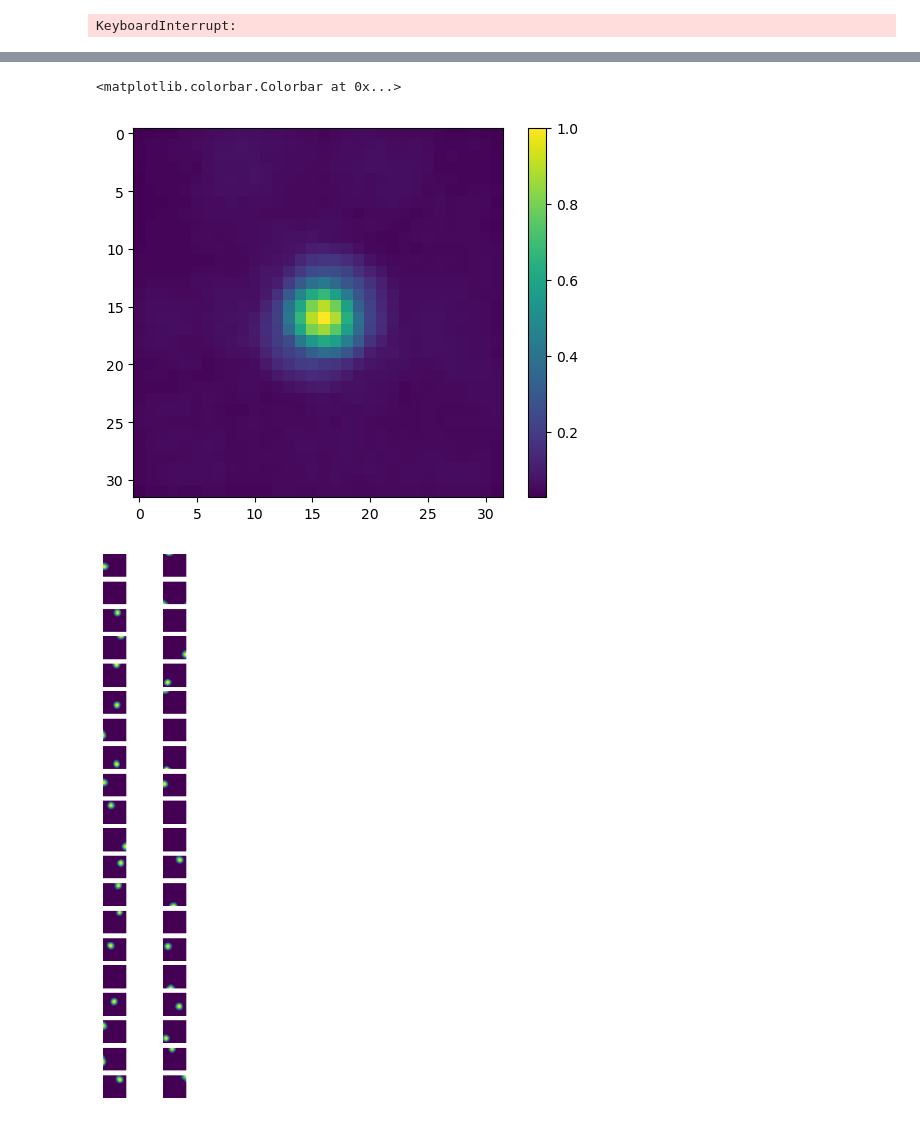
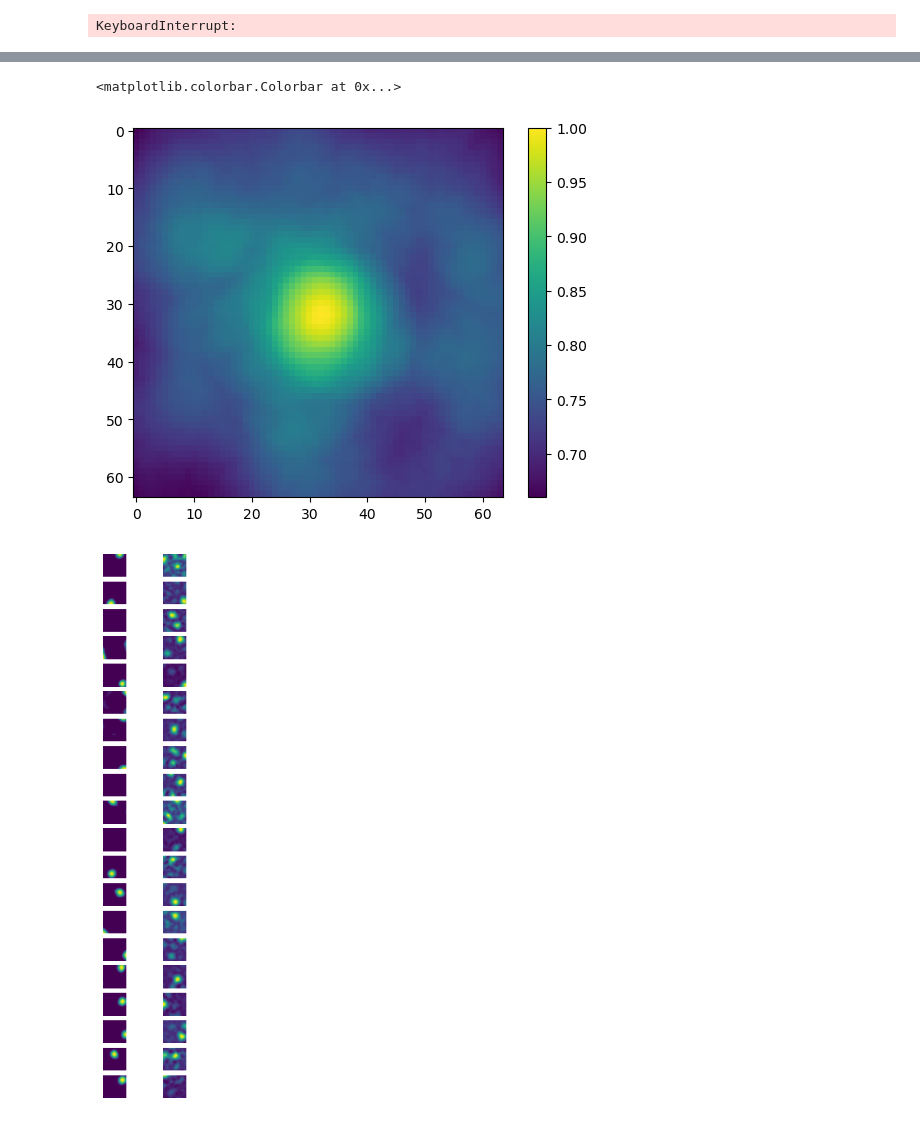
Before and after one commit to bioAI-Oslo/ConjunctiveRepresentations, a Jupyter notebook: state_rotation.ipynb, the cells around one changed output, grey strips where cells are left out. Drawn from its saved outputs; the diff is of its cells as text; code cells hidden in the pictures.

Commit message:
added beta, fixed params, cleanup

```diff
--- a/state_rotation.ipynb
+++ b/state_rotation.ipynb
@@ -30,8 +9,16 @@ for i in progress: # train loop
+# %%
+n_in = 2 # 2 position inputs
+n_out = 100 # no. of spatial representations
+
+device = 'cuda' if torch.cuda.is_available() else 'cpu'
+
+model = OldSpaceNet(n_in, n_out, device = device)
+model = model.load("./saved_models/FF")
 # %%
 # evaluate on 32x32 grid
 model.to('cpu')
-n = 32
-x = np.linspace(-1, 1, n)
+res = 64
+x = np.linspace(-1, 1, res)
 y = x.copy()
 xx, yy = np.meshgrid(x,y)
 u = torch.tensor(np.stack([xx.ravel(), yy.ravel()], axis = -1), dtype= torch.float32)
@@ -57,21 +44,20 @@ plt.subplots_adjust(wspace=0.05, hspace=0.05)
 # %%
 relu = torch.nn.ReLU()
-r0 = torch.nn.Parameter(torch.rand((n_out, n_out), dtype=torch.float32)*0.51)
-R = lambda : relu(r0)
+r0 = torch.nn.Parameter(torch.rand((n_out, n_out), dtype=torch.float32)*0.1)
+R = lambda : r0
 
 # create a torch optimizer
 optimizer = torch.optim.Adam([r0], lr=1e-3)
 losses = []
-steps = 100000
+steps = 10000
 # define a training loop
 for _ in tqdm(range(steps)):
     optimizer.zero_grad()
 
-    a = R().T@R() - torch.eye(len(r0)) # be orthogonal
-    b = R()@R().T - torch.eye(len(r0)) # be orthogonal
-    #c = torch.linalg.det(R()) - 1 # proper rotation
-
-    loss = torch.mean(a**2)  + torch.mean(b**2) #+ torch.mean(c**2)
+    a = r0.T@r0 - torch.eye(len(r0)) # be orthogonal
+    b = r0@r0.T - torch.eye(len(r0)) # be orthogonal
+    c = torch.linalg.det(r0) - 1 # proper rotation
+    loss = torch.mean(a**2)  + torch.mean(b**2) + torch.mean(c**2) + torch.mean(relu(-r0@torch.tensor(p.T)))
     losses.append(loss.item())
     loss.backward()
     optimizer.step()
@@ -138,23 +122,24 @@ plt.subplots_adjust(wspace=0.05, hspace=0.05)
 # %%
-ps = z[:,512+16]
+ps = z[:,res**2//2 + res//2]
 sim = np.exp(-np.sum((ps[None] - z.T)**2, axis = -1))
-plt.imshow(sim.reshape(32,32), interpolation = "None")
+plt.imshow(sim.reshape(res,res), interpolation = "None")
 plt.colorbar()
 # %% [output]
 <matplotlib.colorbar.Colorbar at 0x...>
-[figure, old version]
+[figure, new version]
 # %%
 fig, ax = plt.subplots(20, 2, figsize = (2, 10))
 
 for i in range(20):
     # ax[i,1].imshow(z[i].reshape(32,32),vmax = np.amax(p[:,i]))
-    ax[i,1].imshow(z[i].reshape(32,32))#,vmax = np.amax(p[:,i]))
+    vmax = np.maximum(np.amax(z[i]), np.amax(p[:,i]))
+    ax[i,1].imshow(z[i].reshape(res,res))#,vmax = vmax)
 
-    ax[i, 0].imshow(p[:,i].reshape(32,32))
+    ax[i, 0].imshow(p[:,i].reshape(res,res))
     ax[i,0].axis("off")
     ax[i,1].axis("off")
 # %% [output]
-[figure, old version]
+[figure, new version]
 # %%
 fig, ax = plt.subplots(20, 4, figsize = (2, 10))
 
```
Also changed, not shown: parts of 11 cells of this notebook, 14 other files.
